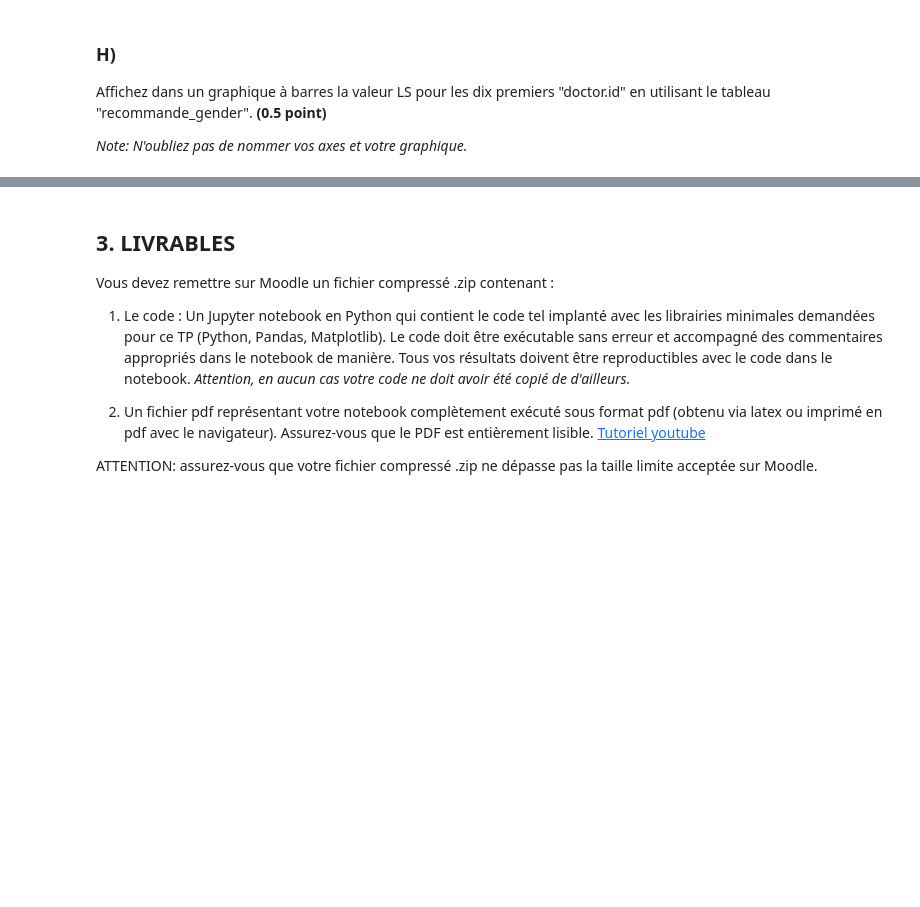
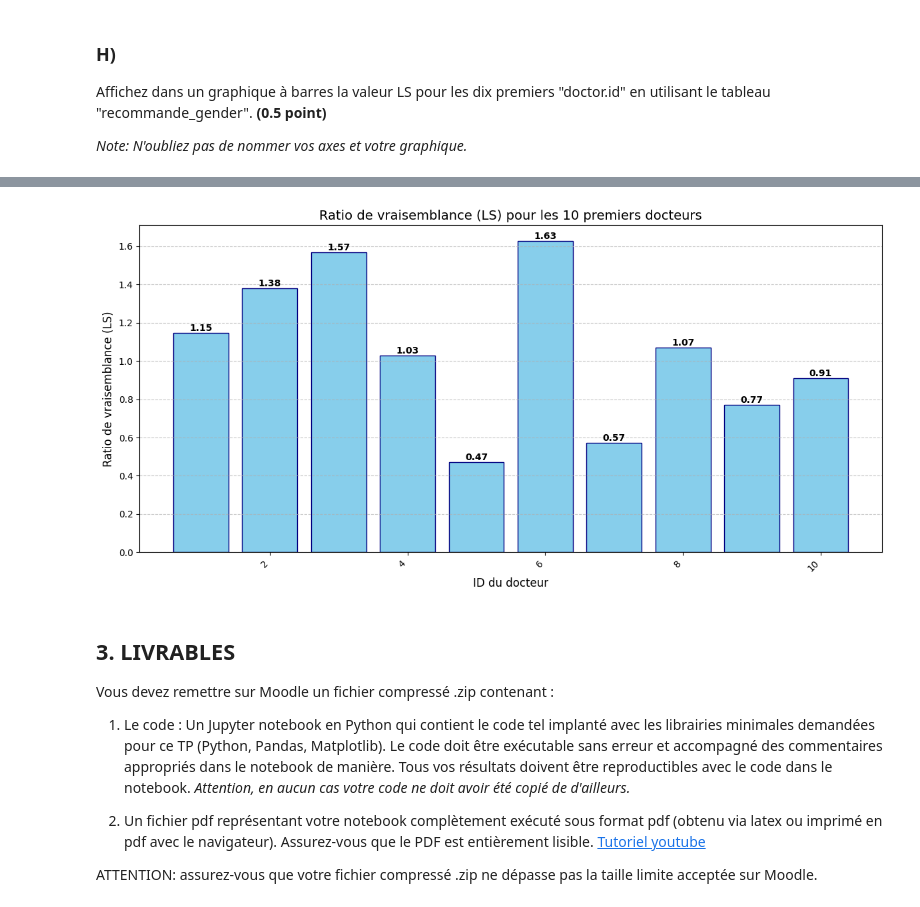
Before and after one commit to o-benz/INF8008, a Jupyter notebook: TP3/TP3.ipynb, the cells around one changed output, grey strips where cells are left out. Cells and saved outputs as stored; diff of their text form; code cells hidden in the pictures; blank space fills up the shorter version.

```diff
--- a/TP3/TP3.ipynb
+++ b/TP3/TP3.ipynb
@@ -180,0 +367,18 @@ Affichez le nouveau tableau. <b> (1 point) </b>
+# %%
+# Préparation des données pour l'analyse bayésienne
+# 1. Renommer la colonne patient.id du DataFrame appointments
+df_appointments_renamed = df_appointments.rename(columns={"patient.id": "id"})
+
+# 2. Joindre avec le DataFrame des patients (left join)
+df_combined = pd.merge(df_appointments_renamed, df_patients, on="id", how="left")
+
+# 3. Supprimer les colonnes "date" et "zip" si elles existent
+columns_to_drop = [col for col in ["date", "zip"] if col in df_combined.columns]
+df_combined = df_combined.drop(columns=columns_to_drop)
+
+# 4. Ajouter une colonne "recommande" (True si niveau.recommandation > 4)
+df_combined["recommande"] = df_combined["niveau.recommandation"] > 4
+
+# Afficher le nouveau tableau
+print("Dimensions du tableau combiné:", df_combined.shape)
+df_combined.head()
@@ -218,3 +458,33 @@ import matplotlib.pyplot as plt
+# %%
+# Création du graphique à barres pour les 10 premiers docteurs
+plt.figure(figsize=(12, 6))
+
+# Extraire les 10 premiers doctors.id et leurs valeurs LS
+top_10_doctors = recommande_gender["LS"].head(10)
+doctors_ids = top_10_doctors.index
+
+# Créer le graphique à barres
+bars = plt.bar(doctors_ids, top_10_doctors, color='skyblue', edgecolor='navy')
+
+# Ajouter les valeurs sur les barres
+for bar in bars:
+    height = bar.get_height()
+    plt.text(bar.get_x() + bar.get_width()/2., height,
+             f'{height:.2f}',
+             ha='center', va='bottom', fontweight='bold')
+
+# Ajouter les titres et les étiquettes
+plt.title('Ratio de vraisemblance (LS) pour les 10 premiers docteurs', fontsize=14)
+plt.xlabel('ID du docteur', fontsize=12)
+plt.ylabel('Ratio de vraisemblance (LS)', fontsize=12)
+plt.xticks(rotation=45, ha='right')
+plt.grid(axis='y', linestyle='--', alpha=0.7)
+plt.tight_layout()
+
+# Afficher le graphique
+plt.show()
+# %% [output]
+[figure, added]
 # %% [markdown]
 ## 3. LIVRABLES
 Vous devez remettre sur Moodle un fichier compressé .zip contenant :
```
Also changed, not shown: parts of 22 cells of this notebook, 6 other files.
